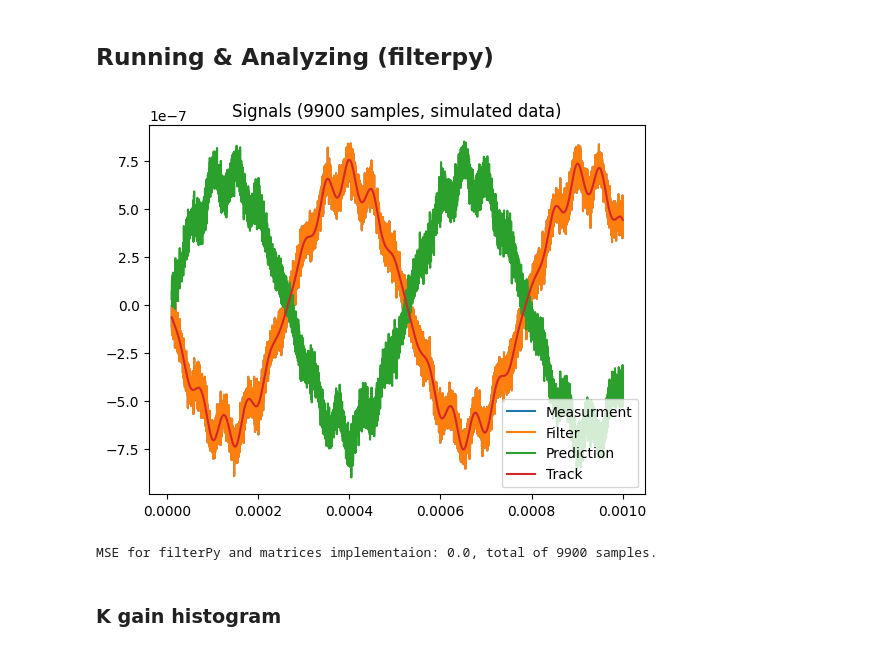
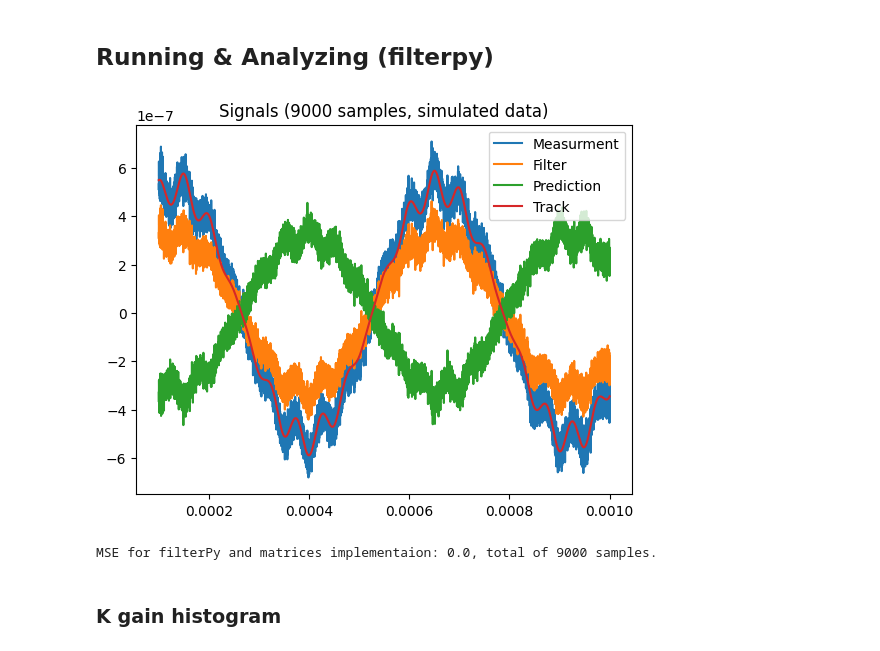
Before and after one commit to bar513/Kalman-and-Bayesian-Filters-in-Python, a Jupyter notebook: myKalman/main.ipynb, the cells around one changed output. Saved outputs shown, nothing was run; the diff lists cells and outputs as text; code cells hidden in the pictures.

```diff
--- a/myKalman/main.ipynb
+++ b/myKalman/main.ipynb
@@ -79,8 +79,8 @@ class KalmanParams:
     x: np.ndarray
     P: np.ndarray
 
-    def F(self):
-        return self.F_dynamic(self,gamma_tot)
+    # def F(self):
+    #     return self.F_dynamic(self,gamma_tot)
 
     def __repr__(self):
         max_key_len = max(len(key) for key in vars(self).keys())
@@ -375,8 +375,8 @@ def F_paper(Ts,omega0,gamma_tot):
     F21 = -((gamma_tot**2 / (4 * wk)) + wk) * math.sin(wk * Ts)
     F22 = F11
 
-    F = np.array([[F11, F12],
-                   [F21, F22]])
+    F = np.exp(-gamma0*Ts/2) * np.array([[F11, F12],
+                                        [F21, F22]])
     return F
 # %% [markdown]
 ### params for recorded data
@@ -426,12 +427,12 @@ gamma1 = 0
 omega0 = 2*math.pi*15200
 paperParams_simulated_data = KalmanParams(F_static=F_paper(Ts=1/fs,omega0=2*math.pi*15200,gamma_tot=gamma0 + gamma1),
                            F_dynamic=F_paper,
-                           R=np.array([[0]]),
+                           R=np.array([[0.01]]),
                            Q=Q_discrete_white_noise(dim=2, dt=1, var=0.1),
                            H=np.array([[1., 0.]]),
-                           x=np.array([-3.155211e-02,0]),
-                           P=np.array([[0.180368 ,0],
-                                      [0 ,0.175440]]),
+                           x=np.array([0.1,0]),
+                           P=np.array([[0.0001 ,0],
+                                      [0 ,0.0001]]),
                            description="paper params, chosen for SIMULATED data")
 paperParams_simulated_data.savePaperValues(gamma0,gamma1,omega0,fs)
 print(paperParams_recorded_data)
@@ -473,7 +475,7 @@ fs          : 204800
 
 ###~~~~~~~option #2 simulated data~~~~~~~~~
 experiment_data = {
-    "start_sample" : 100,
+    "start_sample" : 1000,
     "end_sample":-1, #take until last sample
     "k_params":paperParams_simulated_data,
     "data_samples":data_samples_simulated_by_model,
@@ -489,35 +491,35 @@ data_K = s.K
 # matrices implementation
 data_m_x, data_m_z = matrices_implementation(experiment_data["k_params"],experiment_data["data_samples"].zs)
 
 # choose part of the data to analyze
 start_sample = experiment_data["start_sample"]
 end_sample = len(experiment_data["data_samples"].time) if experiment_data["end_sample"]==-1 else experiment_data["end_sample"]
 time_axis = experiment_data["data_samples"].time[start_sample:end_sample]
 data_x = data_x[start_sample:end_sample]
 data_z = data_z[start_sample:end_sample]
 data_x_prior = data_x_prior[start_sample:end_sample]
 data_K = data_K[start_sample:end_sample]
 
 data_m_x = data_m_x[start_sample:end_sample]
 data_m_z = data_m_z[start_sample:end_sample]
 data_track = None if experiment_data["data_samples"].track is None else experiment_data["data_samples"].track[start_sample:end_sample]
 
 # plot data
 plt.plot(time_axis,data_z,label="Measurment")
 plt.plot(time_axis,data_x[:, 0],label="Filter")
 plt.plot(time_axis,data_x_prior[:,0],label="Prediction")
 if data_track is not None:
     plt.plot(time_axis,data_track,label="Track")
 
 plt.title("Signals (" + str(len(time_axis)) + " samples, " + experiment_data["description"] + ")")
 plt.legend()
 plt.show()
 
 mse = np.mean((data_m_x- data_x) ** 2)
 print("MSE for filterPy and matrices implementaion: " + str(mse) + ", total of " + str(len(time_axis)) + " samples.")
 # %% [output]
-[figure, old version]
+[figure, new version]
-MSE for filterPy and matrices implementaion: 0.0, total of 9900 samples.
+MSE for filterPy and matrices implementaion: 0.0, total of 9000 samples.
 # %% [markdown]
 ### K gain histogram
 # %%
```
Also changed, not shown: parts of 8 cells of this notebook.
